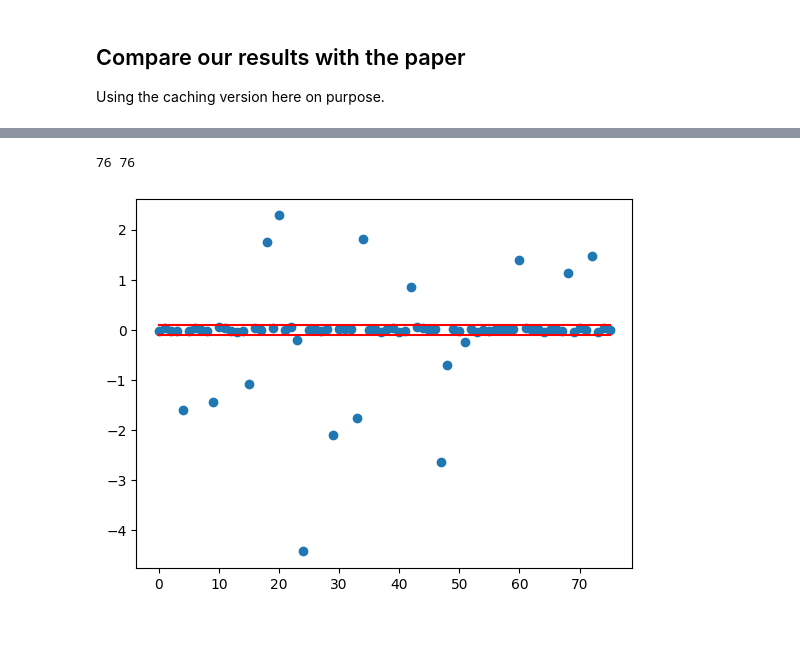
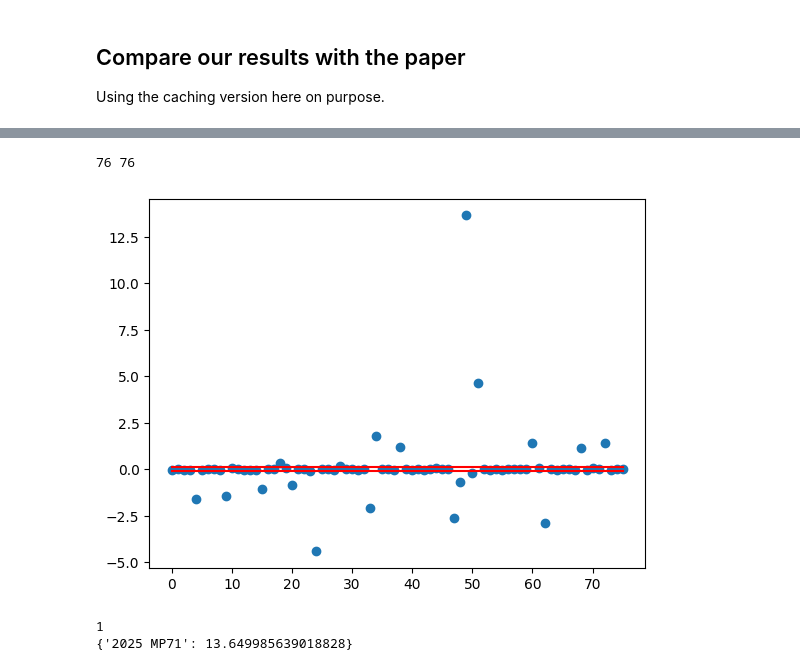
Before and after one commit to HoodedCrow/adam_core, a Jupyter notebook: examples/rotation_period.ipynb, the cells around one changed output, grey strips where cells are left out. Cells and saved outputs as stored; diff of their text form; code cells hidden in the pictures; blank space fills up the shorter version.

```diff
--- a/examples/rotation_period.ipynb
+++ b/examples/rotation_period.ipynb
@@ -647,7 +647,6 @@ def _fit_fourier(freq: float, k: int, obs_v, obs_t, alpha_deg, bands, weights, k
     included = np.array([True] * num_obs)
     def func(par):
         if use_g12star:
-            # Maybe put [0,1] bounds on G12*?
             corr = hg12star_correction(alpha_deg, g12star=par[0])
             return Aw[included, :] @ par[1:] + np.dot(corr, W)[included] - Bw[included]
         return Aw[included, :] @ par - Bw[included]
@@ -658,12 +657,15 @@ def _fit_fourier(freq: float, k: int, obs_v, obs_t, alpha_deg, bands, weights, k
         # Use regular least squares unless we have to fit g12star
         if use_g12star:
             # https://docs.scipy.org/doc/scipy/reference/generated/scipy.optimize.least_squares.html
-            # maybe add [0,1] bounds to g12* (params[0])?
-            result = scipy.optimize.least_squares(func, params, verbose=0)
+            lb = [-np.inf] * len(params)
+            ub = [np.inf] * len(params)
+            lb[0], ub[0] = 0.0, 1.0 # bounds for g12*
+            result = scipy.optimize.least_squares(func, params, bounds=(lb, ub), verbose=0)
             if not result.success:
                 print(f"Non-linear least squares failed:\n{result}")
                 return np.zeros(2 + 2*k + 4), -1, -1
             values = result.x
+            print(f"Mask {result.active_mask}")
         else:
             values, _residuals, _rank, _singulars = np.linalg.lstsq(Aw[included, :], Bw[included])
 
@@ -992,3 +997,7 @@ our_periods = {row.object_id[0].as_py(): row.period_h[0].as_py() for row in our_
 our_elongations = {row.object_id[0].as_py(): row.elongation[0].as_py() for row in our_fourier}
 deltas_periods = {key: our_periods[key]-paper_periods[key] for key in paper_periods.keys()}
 deltas_elongations = {key: our_elongations[key]-paper_elongations[key] for key in paper_elongations.keys()}
+
+all_ids = {row.designation[0].as_py() for row in paper_table2}
+wrong_data_counts = {name for name in all_ids if paper_table2.apply_mask(pc.equal(paper_table2.designation, name)).num_observations[0].as_py() > our_fourier.apply_mask(pc.equal(our_fourier.object_id, name)).num_obs[0].as_py()}
+print(f"Count of mismatched num obs objects: {len(wrong_data_counts)}")
@@ -994,0 +1006,13 @@ deltas_elongations = {key: our_elongations[key]-paper_elongations[key] for key i
+# %%
+# Pull out G12*
+g12star = {}
+for row in our_fourier:
+    k = row.selected_k[0].as_py()
+    best_row = pickle.loads(row.intermediate_result[0])[k-2]
+    g12star[row.object_id[0].as_py()] = best_row.values[0].as_py()[1]
+plt.figure()
+plt.scatter(range(len(g12star)), list(g12star.values()))
+plt.show()
+g12array = np.array(list(g12star.values()))
+print(f"Count near zero: {sum(g12array < 0.01)}, near one {sum(g12array>0.99)}")
+print(f"Objects with middle values: {[k for k,v in g12star.items() if v > 0.01 and v < 0.99]}")
@@ -995,14 +1023,15 @@ deltas_elongations = {key: our_elongations[key]-paper_elongations[key] for key i
 # %%
 print(len(our_fourier), len(paper_periods))
 plt.figure()
 plt.scatter(range(len(deltas_periods)), list(deltas_periods.values()))
 plt.plot(range(len(deltas_periods)), [0.1]*len(deltas_periods), color='r')
 plt.plot(range(len(deltas_periods)), [-0.1]*len(deltas_periods), color='r')
 plt.show()
-bad_fits = {k:v for k, v in deltas_periods.items() if abs(v)>0.1}
-# print(len(bad_fits))
-# print(bad_fits)
+bad_fits = {k:v for k, v in deltas_periods.items() if abs(v)>5}
+print(f"Really bad periods: {bad_fits}")
 # %% [output]
 76 76
-[figure, old version]
+[figure, new version]
+1
+{'2025 MP71': 13.649985639018828}
 # %%
```
Also changed, not shown: parts of 8 cells of this notebook.
